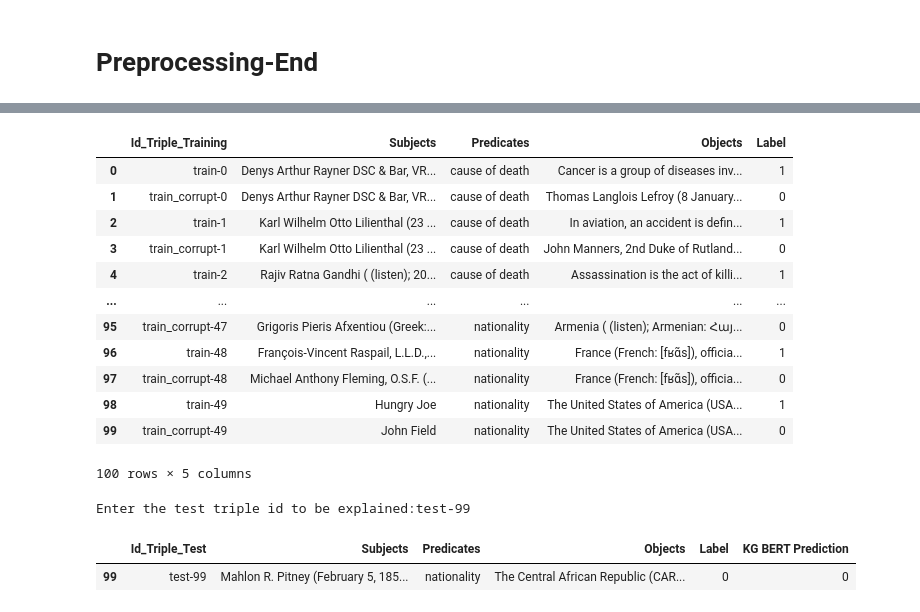
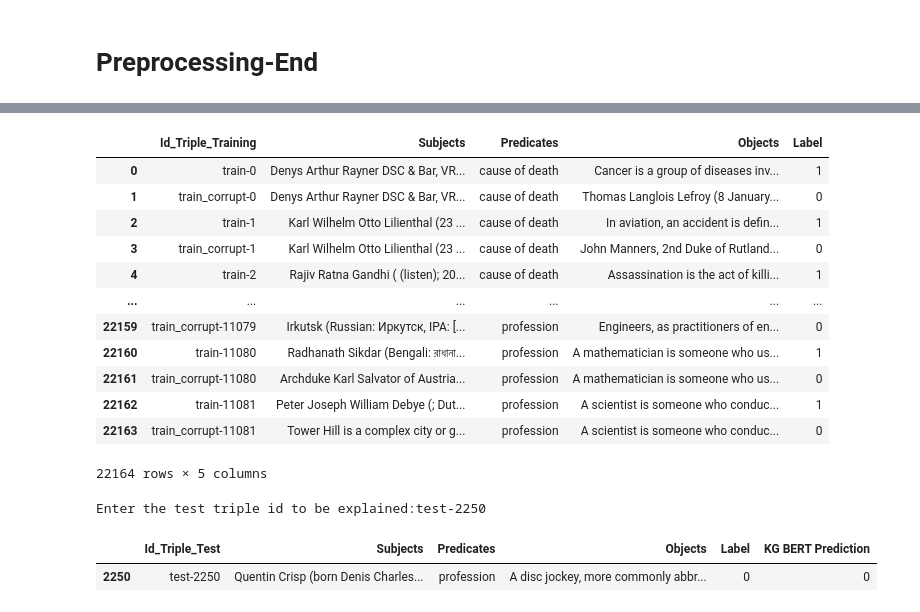
Before and after one commit to yalopez84/Interpretable_method, a Jupyter notebook: Interpretable_Triple_Prediction_Method.ipynb, the cells around one changed output, grey strips where cells are left out. Saved outputs shown, nothing was run; the diff lists cells and outputs as text; code cells hidden in the pictures.

```diff
--- a/Interpretable_Triple_Prediction_Method.ipynb
+++ b/Interpretable_Triple_Prediction_Method.ipynb
@@ -99,11 +99,7 @@ class DataProcessor(object):
         with open(input_file, "r", encoding="utf-8") as f:
             reader = csv.reader(f, delimiter="\t", quotechar=quotechar)
             lines = []
-            contador=0
             for line in reader:
-                if contador>=100:
-                    break
-                contador=contador+1
                 lines.append(line)
             return lines
 
@@ -416,47 +406,46 @@ See the caveats in the documentation: https://pandas.pydata.org/pandas-docs/stab
 # %%
 #Train triples
 ids_list2=[]
 subjets_list2=[]
 predicates_list2=[]
 objects_list2=[]
 labels_list2=[]
 _examples_train=processor.get_train_with_negatives(pathFile)
 for sample2 in _examples_train:
     ids_list2.append(sample2.guid)
     subjets_list2.append(sample2.text_a)
     predicates_list2.append(sample2.text_b)
     objects_list2.append(sample2.text_c)
     labels_list2.append(sample2.label)
 
 data2_ids=pd.Series(ids_list2)
 data2_subjects=pd.Series(subjets_list2)
 data2_predicates=pd.Series(predicates_list2)
 data2_objects=pd.Series(objects_list2)
 data2_labels=pd.Series(labels_list2)
 
-frame_triples_test=pd.DataFrame({'Id_Triple_Training':data2_ids, 'Subjects':data2_subjects,'Predicates':data2_predicates, "Objects":data2_objects, "Label":data2_labels})
-frame_triples_test=frame_triples_test[:100]
-frame_triples_test
+frame_triples_train=pd.DataFrame({'Id_Triple_Training':data2_ids, 'Subjects':data2_subjects,'Predicates':data2_predicates, "Objects":data2_objects, "Label":data2_labels})
+frame_triples_train
 # %% [output]
 |  | Id_Triple_Training | Subjects | Predicates | Objects | Label |
 | 0 | train-0 | Denys Arthur Rayner DSC & Bar, VR... | cause of death | Cancer is a group of diseases inv... | 1 |
 | 1 | train_corrupt-0 | Denys Arthur Rayner DSC & Bar, VR... | cause of death | Thomas Langlois Lefroy (8 January... | 0 |
 | 2 | train-1 | Karl Wilhelm Otto Lilienthal (23 ... | cause of death | In aviation, an accident is defin... | 1 |
 | 3 | train_corrupt-1 | Karl Wilhelm Otto Lilienthal (23 ... | cause of death | John Manners, 2nd Duke of Rutland... | 0 |
 | 4 | train-2 | Rajiv Ratna Gandhi ( (listen); 20... | cause of death | Assassination is the act of killi... | 1 |
 | ... | ... | ... | ... | ... | ... |
-| 95 | train_corrupt-47 | Grigoris Pieris Afxentiou (Greek:... | nationality | Armenia ( (listen); Armenian: Հայ... | 0 |
-| 96 | train-48 | François-Vincent Raspail, L.L.D.,... | nationality | France (French: [fʁɑ̃s]), officia... | 1 |
-| 97 | train_corrupt-48 | Michael Anthony Fleming, O.S.F. (... | nationality | France (French: [fʁɑ̃s]), officia... | 0 |
-| 98 | train-49 | Hungry Joe | nationality | The United States of America (USA... | 1 |
-| 99 | train_corrupt-49 | John Field | nationality | The United States of America (USA... | 0 |
+| 22159 | train_corrupt-11079 | Irkutsk (Russian: Иркутск, IPA: [... | profession | Engineers, as practitioners of en... | 0 |
+| 22160 | train-11080 | Radhanath Sikdar (Bengali: রাধানা... | profession | A mathematician is someone who us... | 1 |
+| 22161 | train_corrupt-11080 | Archduke Karl Salvator of Austria... | profession | A mathematician is someone who us... | 0 |
+| 22162 | train-11081 | Peter Joseph William Debye (; Dut... | profession | A scientist is someone who conduc... | 1 |
+| 22163 | train_corrupt-11081 | Tower Hill is a complex city or g... | profession | A scientist is someone who conduc... | 0 |
-100 rows × 5 columns
+22164 rows × 5 columns
 # %%
 id_input_triple=input("Enter the test triple id to be explained:")
-frame_triples_test_reduced[frame_triples_test_reduced["Id_Triple_Test"]==id_input_triple]
+frame_triples_test[frame_triples_test["Id_Triple_Test"]==id_input_triple]
 # %% [output]
-Enter the test triple id to be explained:test-99
+Enter the test triple id to be explained:test-2250
 |  | Id_Triple_Test | Subjects | Predicates | Objects | Label | KG BERT Prediction |
-| 99 | test-99 | Mahlon R. Pitney (February 5, 185... | nationality | The Central African Republic (CAR... | 0 | 0 |
+| 2250 | test-2250 | Quentin Crisp (born Denis Charles... | profession | A disc jockey, more commonly abbr... | 0 | 0 |
 # %%
 #Turn training triples + target test triple into sequences
```
Also changed, not shown: parts of 16 cells of this notebook.
